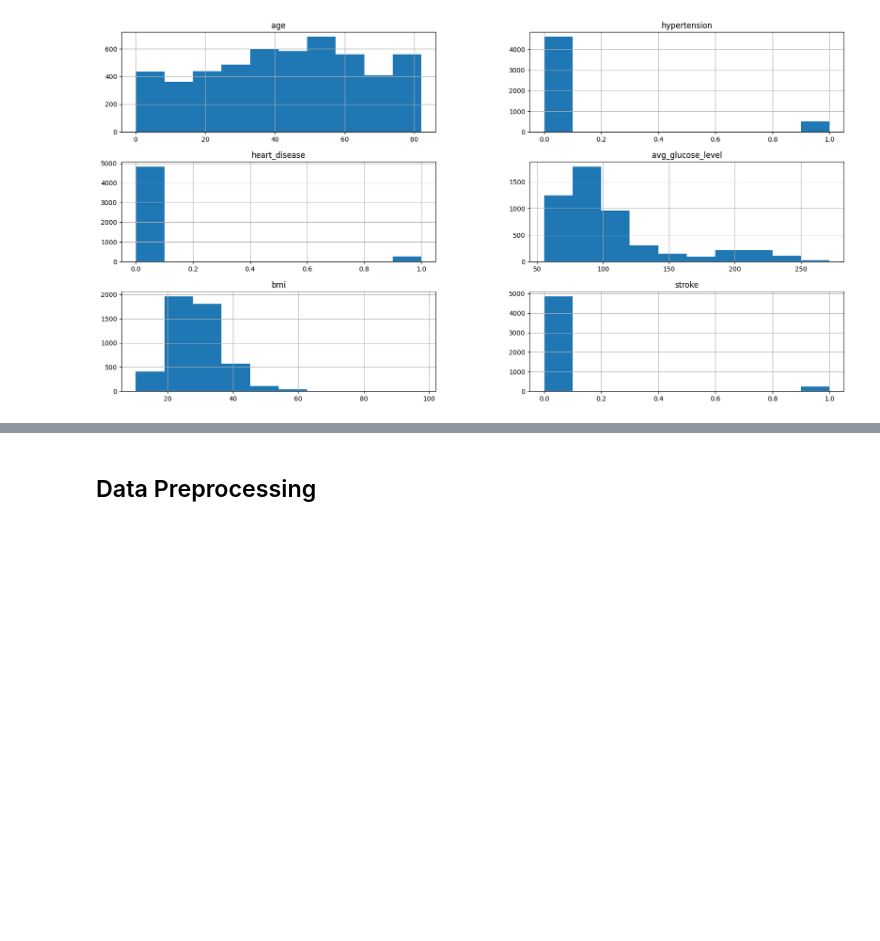
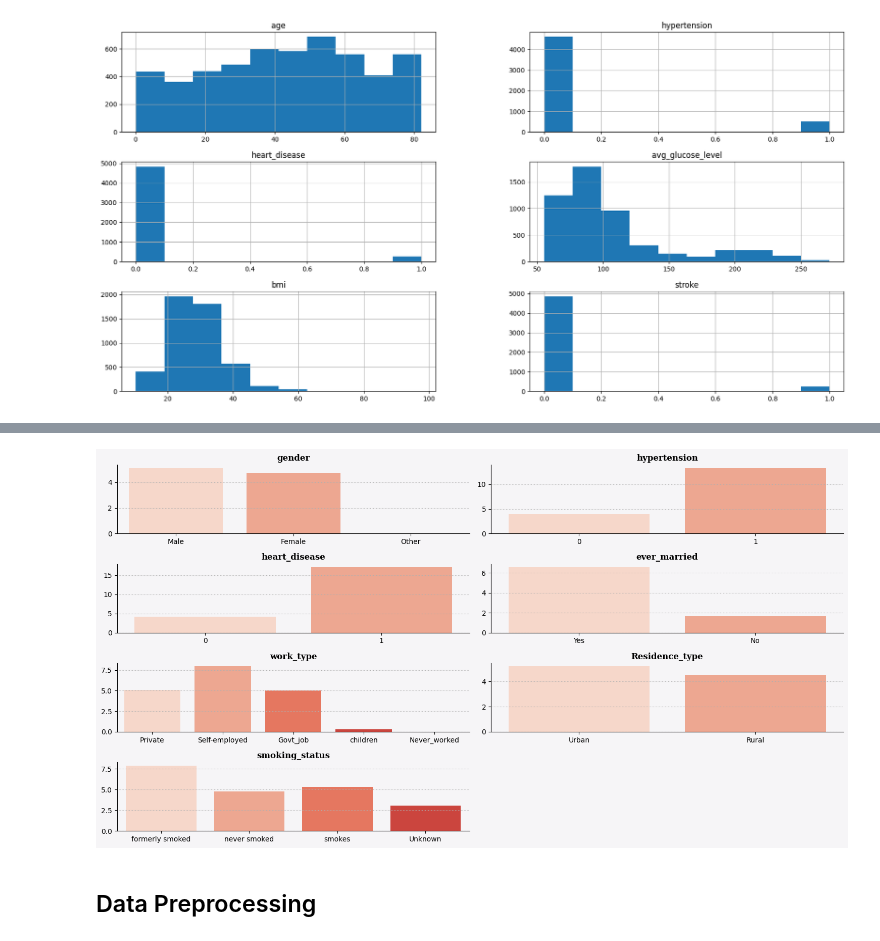
Before and after one commit to Kairos5106/stroke-predictor-machine-learning, a Jupyter notebook: stroke-prediction.ipynb, the cells around one changed output, grey strips where cells are left out. Drawn from its saved outputs; the diff is of its cells as text; code cells hidden in the pictures; blank space fills up the shorter version.

Commit message:
show percentage, feature scaling

```diff
--- a/stroke-prediction.ipynb
+++ b/stroke-prediction.ipynb
@@ -149,3 +189,38 @@ sns.heatmap(data.corr(), annot=True, cmap="YlGnBu")
+# %%
+# Determining percentage of people who have stroke for each categorical data
+def plot_percent_of_stroke(data , column , axis):
+    x_axis = []
+    y_axis = []
+
+    unique_values = data[column].unique()
+
+    for value in unique_values:
+        stroke_yes = len(data[(data[column] == value) & (data['stroke'] == 1)])
+        total = len(data[data[column] == value])
+        percentage = (stroke_yes/total)*100
+        x_axis.append(value)
+        y_axis.append(percentage)
+
+    palette = sns.color_palette("Reds", 5)
+    sns.barplot(x=x_axis, y=y_axis, ax=axis, palette=palette) # create bar plot of the percentages for each catergory
+# %%
+data_categorical = data[['gender','hypertension','heart_disease','ever_married','work_type','Residence_type','smoking_status']]
+fig = plt.figure(figsize=(15,8))
+background_color = '#f6f5f7'
+fig.patch.set_facecolor(background_color)
+for indx, val in enumerate(data_categorical.columns):
+    ax = plt.subplot(4, 2, indx+1)
+    ax.set_facecolor(background_color)
+    ax.set_title(val, fontweight='bold', fontfamily='serif')
+    for i in ['top', 'right']:
+        ax.spines[i].set_visible(False)
+    ax.grid(linestyle=':', axis='y')
+    plot_percent_of_stroke(data, val, ax) # call function to plot percentage
+
+plt.tight_layout()
+plt.show()
+# %% [output]
+[figure, added]
 # %% [markdown]
 ## Data Preprocessing
 # %% [markdown]
```
Also changed, not shown: parts of 29 cells of this notebook.
